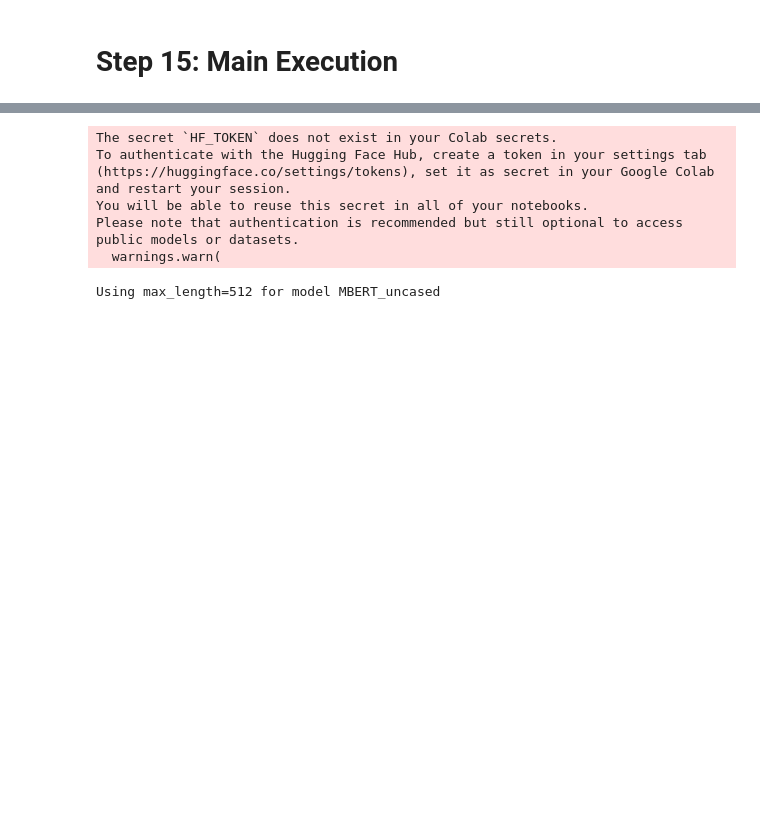
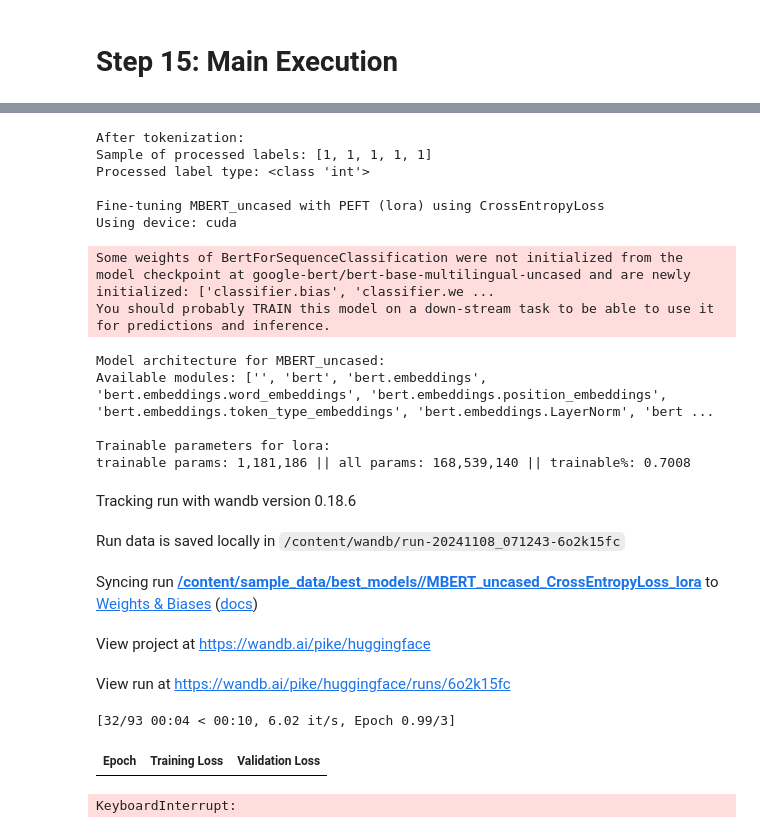
Before and after one commit to jsl5710/greenland, a Jupyter notebook: GREENLAND_Fine_tuning.ipynb, the cells around one changed output, grey strips where cells are left out. Drawn from its saved outputs; the diff is of its cells as text; code cells hidden in the pictures; blank space fills up the shorter version.

```diff
--- a/GREENLAND_Fine_tuning.ipynb
+++ b/GREENLAND_Fine_tuning.ipynb
@@ -454,3 +505,35 @@ class CustomTrainer(Trainer):
+# %%
+class CustomTrainer(Trainer):
+    def __init__(self, *args, loss_func=None, **kwargs):
+        super().__init__(*args, **kwargs)
+        self.loss_func = loss_func
+
+    def compute_loss(self, model, inputs, return_outputs=False, **kwargs):
+        if "labels" in inputs:
+            # Ensure labels are on the correct device
+            if not isinstance(inputs["labels"], torch.Tensor):
+                inputs["labels"] = torch.tensor(inputs["labels"], device=self.args.device)
+
+        # Forward pass
+        outputs = model(**inputs)
+
+        if self.loss_func is not None:
+            logits = outputs.logits
+            labels = inputs["labels"]
+
+            # Binary classification losses need special handling
+            if isinstance(self.loss_func, (ModifiedSquaredBCEWithLogitsLoss,
+                                         ModifiedWeightedBinaryCrossEntropy,
+                                         ModifiedBCEWithLogitsLoss)):
+                loss = self.loss_func(logits, labels)
+            else:
+                # For cross entropy based losses
+                labels = labels.long()
+                loss = self.loss_func(logits, labels)
+        else:
+            loss = outputs.loss
+
+        return (loss, outputs) if return_outputs else loss
 # %% [markdown]
 # Step 12: Model Save/Load Functions
 # %%
@@ -758,12 +929,12 @@ if __name__ == "__main__":
     dataset_stats = analyze_text_lengths(dataset)
 
     # Run full fine-tuning
-    print("\nStarting Full Fine-Tuning with all models and loss functions...")
-    full_fine_tune_all_models(model_checkpoints, dataset, loss_functions)
+    # print("\nStarting Full Fine-Tuning with all models and loss functions...")
+    # full_fine_tune_all_models(model_checkpoints, dataset, loss_functions)
 
     # # Run PEFT fine-tuning
-    # print("\nStarting PEFT Fine-Tuning with LoRA on all models...")
-    # peft_fine_tune_all_models(model_checkpoints, dataset, loss_functions)
+    print("\nStarting PEFT Fine-Tuning with LoRA on all models...")
+    peft_fine_tune_all_models(model_checkpoints, dataset, loss_functions)
 
     # # Run inference and save results
     # print("\nRunning inference and saving predictions...")
@@ -792,6 +963,21 @@ Starting Full Fine-Tuning with all models and loss functions...
-The secret `HF_TOKEN` does not exist in your Colab secrets.
-To authenticate with the Hugging Face Hub, create a token in your settings tab (https://huggingface.co/settings/tokens), set it as secret in your Google Colab and restart your session.
-You will be able to reuse this secret in all of your notebooks.
-Please note that authentication is recommended but still optional to access public models or datasets.
-  warnings.warn(
+After tokenization:
+Sample of processed labels: [1, 1, 1, 1, 1]
+Processed label type: <class 'int'>
+
+Fine-tuning MBERT_uncased with PEFT (lora) using CrossEntropyLoss
+Using device: cuda
-Using max_length=512 for model MBERT_uncased
+Some weights of BertForSequenceClassification were not initialized from the model checkpoint at google-bert/bert-base-multilingual-uncased and are newly initialized: ['classifier.bias', 'classifier.we ...
+You should probably TRAIN this model on a down-stream task to be able to use it for predictions and inference.
+Model architecture for MBERT_uncased:
+Available modules: ['', 'bert', 'bert.embeddings', 'bert.embeddings.word_embeddings', 'bert.embeddings.position_embeddings', 'bert.embeddings.token_type_embeddings', 'bert.embeddings.LayerNorm', 'bert ...
+
+Trainable parameters for lora:
+trainable params: 1,181,186 || all params: 168,539,140 || trainable%: 0.7008
+Tracking run with wandb version 0.18.6
+Run data is saved locally in /content/wandb/run-20241108_071243-6o2k15fc
+Syncing run /content/sample_data/best_models//MBERT_uncased_CrossEntropyLoss_lora to Weights & Biases (docs)
+View project at https://wandb.ai/pike/huggingface
+View run at https://wandb.ai/pike/huggingface/runs/6o2k15fc
+[32/93 00:04 < 00:10, 6.02 it/s, Epoch 0.99/3]
+| Epoch | Training Loss | Validation Loss |
+KeyboardInterrupt:
```
Also changed, not shown: parts of 12 cells of this notebook.
